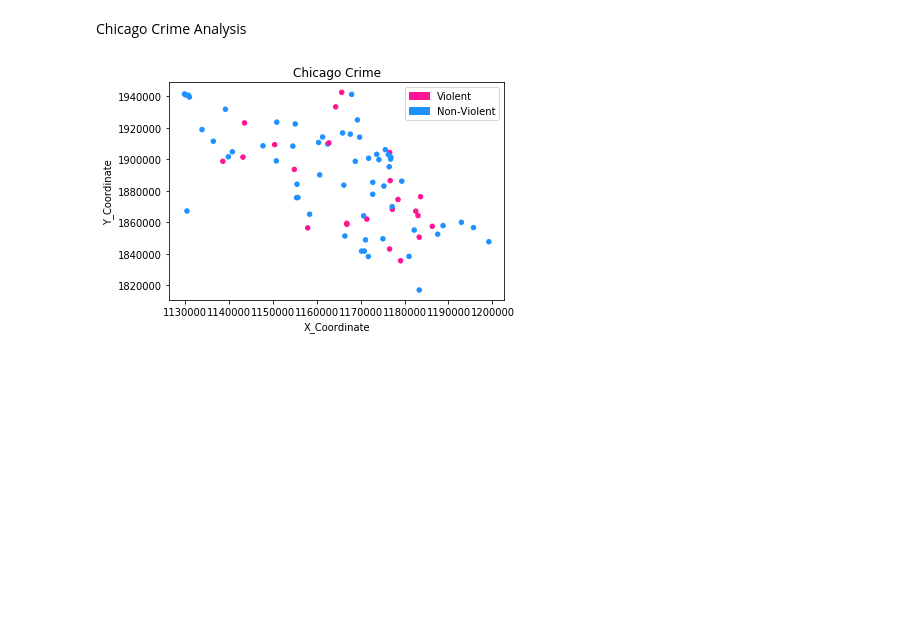
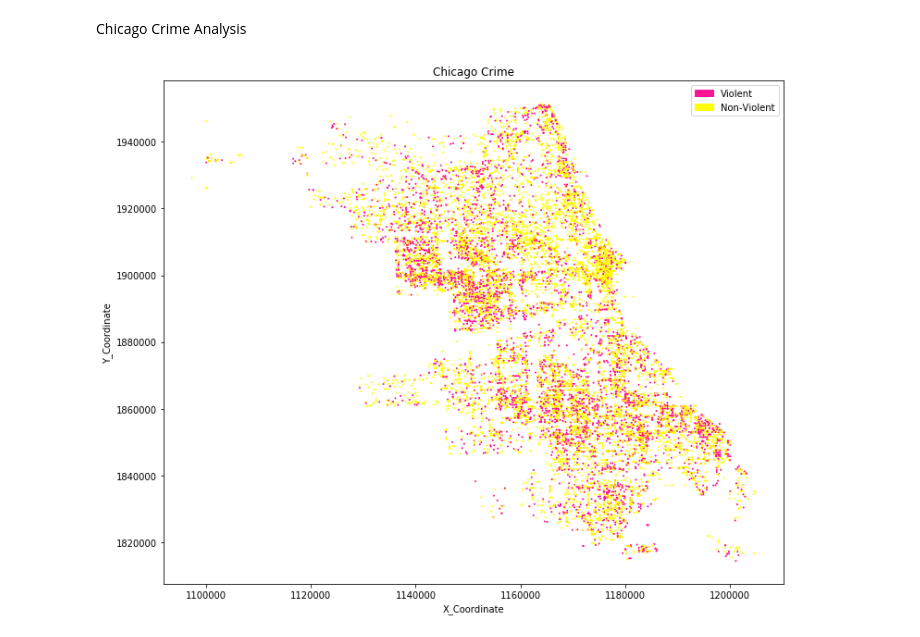
Before and after one commit to jamahalwin/chicago-crime-analysis, a Jupyter notebook: ML_Chicago_Crime.ipynb, the cells around one changed output. Saved outputs shown, nothing was run; the diff lists cells and outputs as text; code cells hidden in the pictures; blank space fills up the shorter version.

```diff
--- a/ML_Chicago_Crime.ipynb
+++ b/ML_Chicago_Crime.ipynb
@@ -24,7 +24,7 @@ import tensorflow as tf
 from tensorflow import keras
 from tensorflow.keras import layers
 # %%
-dataset_path =  keras.utils.get_file('chicago-crime-sample', 'https://raw.githubusercontent.com/jamahalwin/chicago-crime-analysis/master/Chicago_Crimes_Project_Data.csv')
+dataset_path =  keras.utils.get_file('chicago-crime-sample', 'https://raw.githubusercontent.com/jamahalwin/chicago-crime-analysis/master/Chicago_Crimes_Sample_Data.csv')
 # %%
 raw_dataset = pd.read_csv(dataset_path,
                       na_values = "?", comment='\t',
@@ -32,14 +32,14 @@ raw_dataset = pd.read_csv(dataset_path,
 
 dataset = raw_dataset.copy()
 # %%
-colors = np.where(dataset["Violent"]==1,'deeppink','dodgerblue')
+colors = np.where(dataset["Violent"]==1,'deeppink','yellow')
 
-dataset.plot(kind='scatter',x='X_Coordinate',y='Y_Coordinate', color=colors, title='Chicago Crime')
+dataset.plot(kind='scatter',s=1, figsize=(12,10), x='X_Coordinate',y='Y_Coordinate', color=colors, title='Chicago Crime')
 
 violent_patch = mpatches.Patch(color='deeppink', label='Violent')
-non_violent_patch = mpatches.Patch(color='dodgerblue', label='Non-Violent')
+non_violent_patch = mpatches.Patch(color='yellow', label='Non-Violent')
 plt.legend(handles=[violent_patch, non_violent_patch])
 
 plt.show()
 # %% [output]
-[figure, old version]
+[figure, new version]
```
